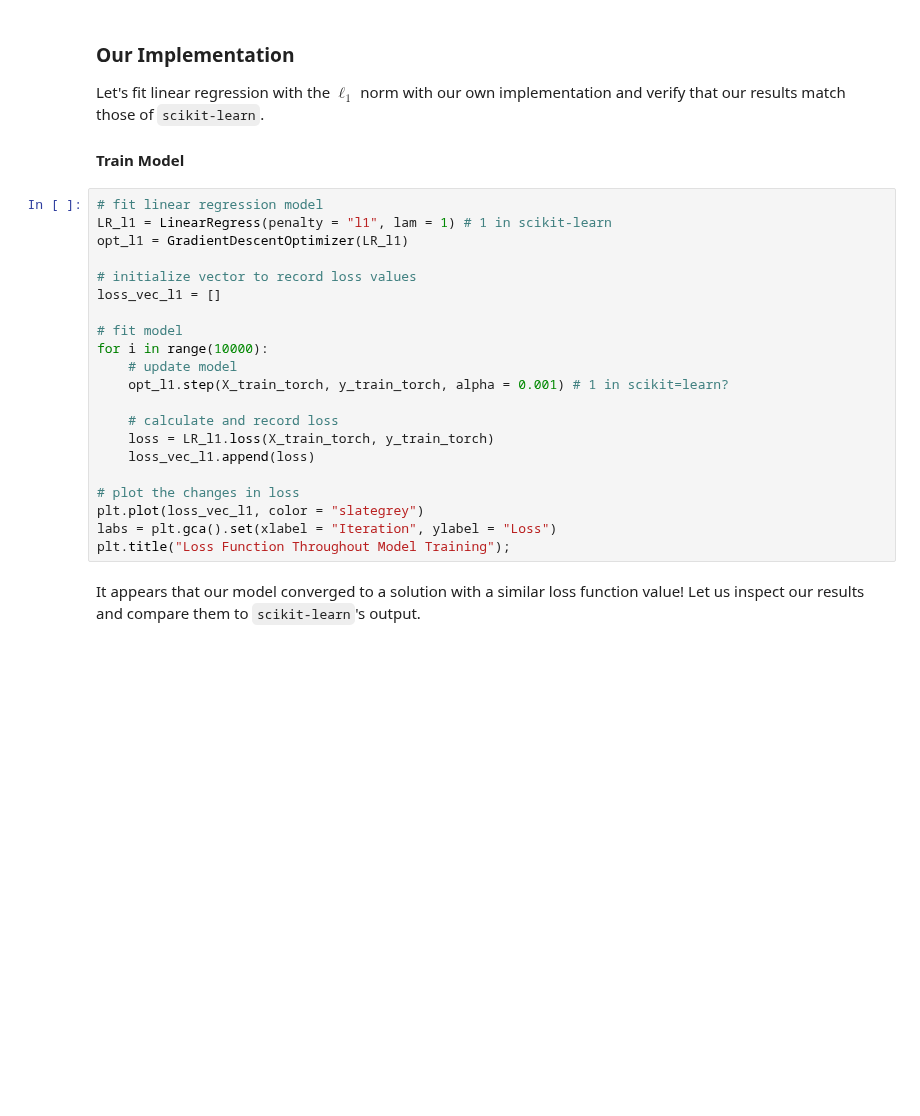
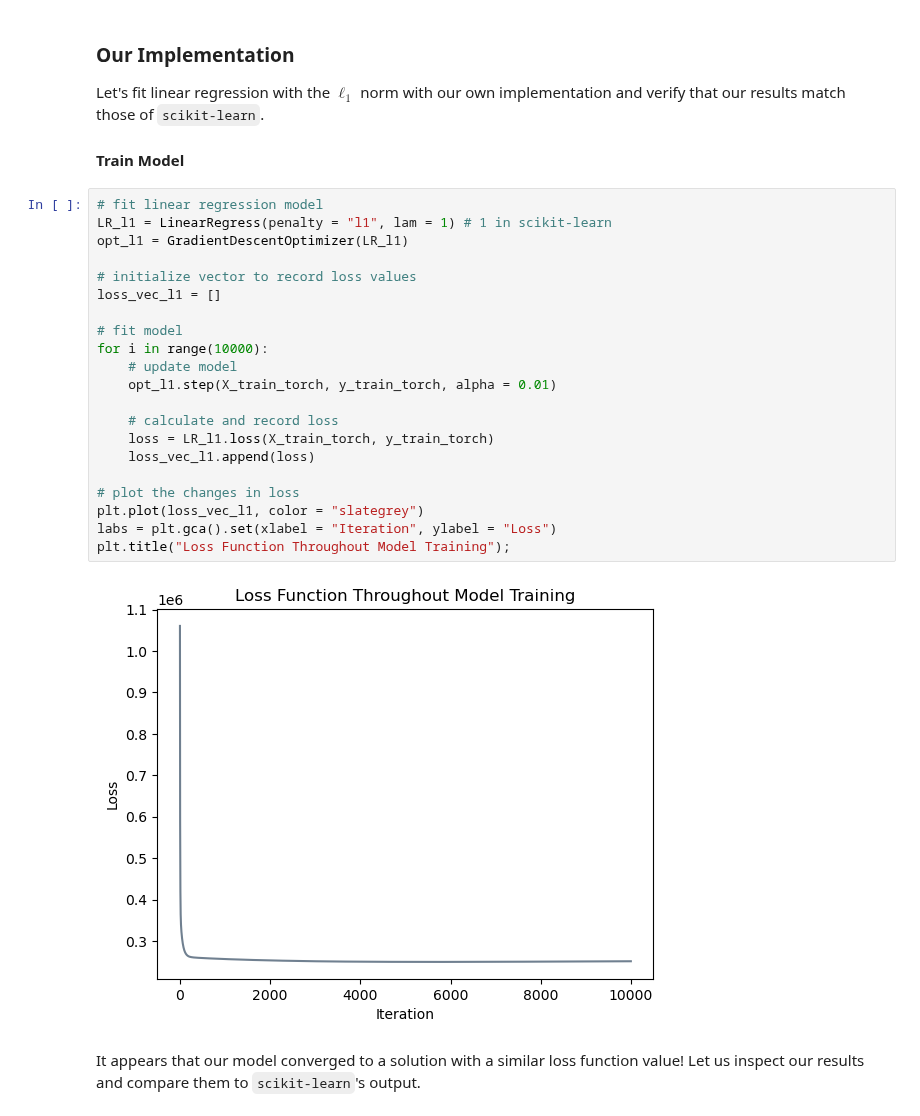
Before and after one commit to Liam-W-Smith/csci-0451-final-project, a Jupyter notebook: code/final_project.ipynb, the cells around one changed output. Saved outputs shown, nothing was run; the diff lists cells and outputs as text; blank space fills up the shorter version.

```diff
--- a/code/final_project.ipynb
+++ b/code/final_project.ipynb
@@ -476,24 +479,26 @@ Let's fit linear regression with the $\ell_1$ norm with our own implementation a
 # %%
 # fit linear regression model
 LR_l1 = LinearRegress(penalty = "l1", lam = 1) # 1 in scikit-learn
 opt_l1 = GradientDescentOptimizer(LR_l1)
 
 # initialize vector to record loss values
 loss_vec_l1 = []
 
 # fit model
 for i in range(10000):
     # update model
-    opt_l1.step(X_train_torch, y_train_torch, alpha = 0.001) # 1 in scikit=learn?
+    opt_l1.step(X_train_torch, y_train_torch, alpha = 0.01)
 
     # calculate and record loss
     loss = LR_l1.loss(X_train_torch, y_train_torch)
     loss_vec_l1.append(loss)
 
 # plot the changes in loss
 plt.plot(loss_vec_l1, color = "slategrey")
 labs = plt.gca().set(xlabel = "Iteration", ylabel = "Loss")
 plt.title("Loss Function Throughout Model Training");
+# %% [output]
+[figure, added]
 # %% [markdown]
 It appears that our model converged to a solution with a similar loss function value!
 Let us inspect our results and compare them to `scikit-learn`'s output.
```
Also changed, not shown: parts of 3 cells of this notebook.
